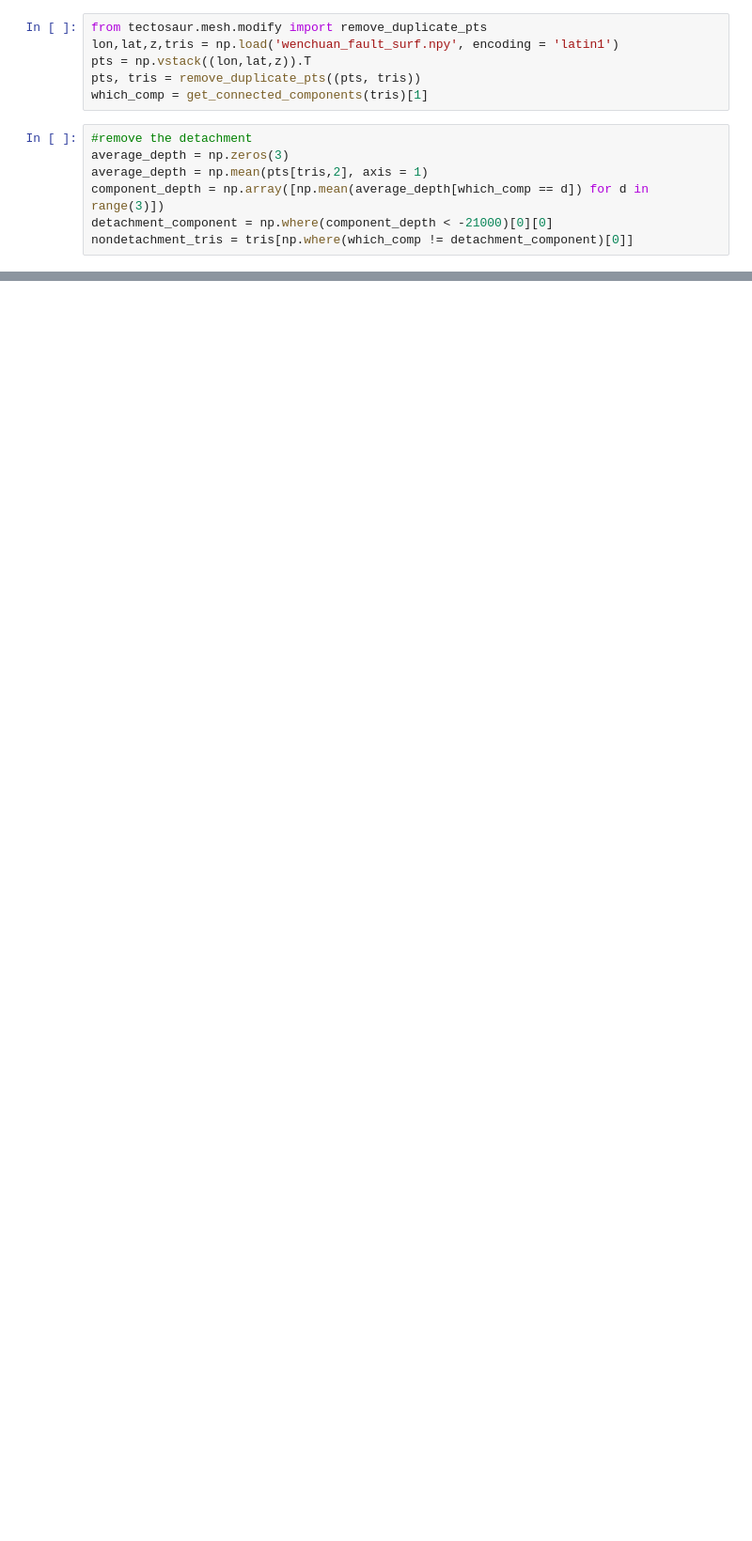
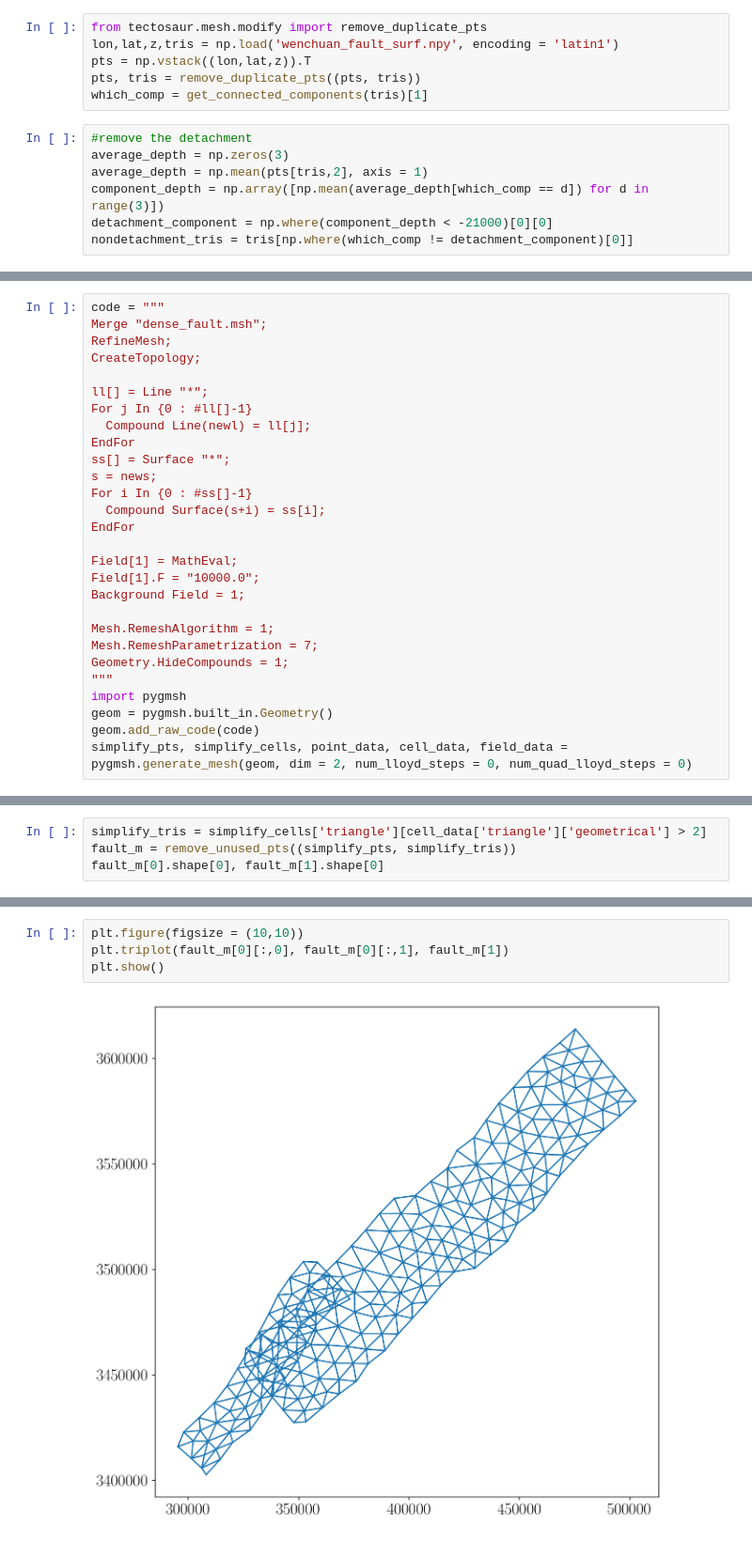
Before and after one commit to tbenthompson/topo_paper, a Jupyter notebook: jupyter/wenchuan/wenchuan.ipynb, the cells around one changed output, grey strips where cells are left out. Shown at 94% size. Saved outputs shown, nothing was run; the diff lists cells and outputs as text; blank space fills up the shorter version.

Commit message:
building full wenchuan mesh

```diff
--- a/jupyter/wenchuan/wenchuan.ipynb
+++ b/jupyter/wenchuan/wenchuan.ipynb
@@ -53,0 +156,28 @@ fault_m = (fault_pts, new_tris)
+# %%
+code = """
+Merge "dense_fault.msh";
+RefineMesh;
+CreateTopology;
+
+ll[] = Line "*";
+For j In {0 : #ll[]-1}
+  Compound Line(newl) = ll[j];
+EndFor
+ss[] = Surface "*";
+s = news;
+For i In {0 : #ss[]-1}
+  Compound Surface(s+i) = ss[i];
+EndFor
+
+Field[1] = MathEval;
+Field[1].F = "10000.0";
+Background Field = 1;
+
+Mesh.RemeshAlgorithm = 1;
+Mesh.RemeshParametrization = 7;
+Geometry.HideCompounds = 1;
+"""
+import pygmsh
+geom = pygmsh.built_in.Geometry()
+geom.add_raw_code(code)
+simplify_pts, simplify_cells, point_data, cell_data, field_data = pygmsh.generate_mesh(geom, dim = 2, num_lloyd_steps = 0, num_quad_lloyd_steps = 0)
@@ -53,0 +202,4 @@ fault_m = (fault_pts, new_tris)
+# %%
+simplify_tris = simplify_cells['triangle'][cell_data['triangle']['geometrical'] > 2]
+fault_m = remove_unused_pts((simplify_pts, simplify_tris))
+fault_m[0].shape[0], fault_m[1].shape[0]
@@ -53,0 +208,6 @@ fault_m = (fault_pts, new_tris)
+# %%
+plt.figure(figsize = (10,10))
+plt.triplot(fault_m[0][:,0], fault_m[0][:,1], fault_m[1])
+plt.show()
+# %% [output]
+[figure, added]
```
Also changed, not shown: parts of 33 cells of this notebook, 4 other files.
